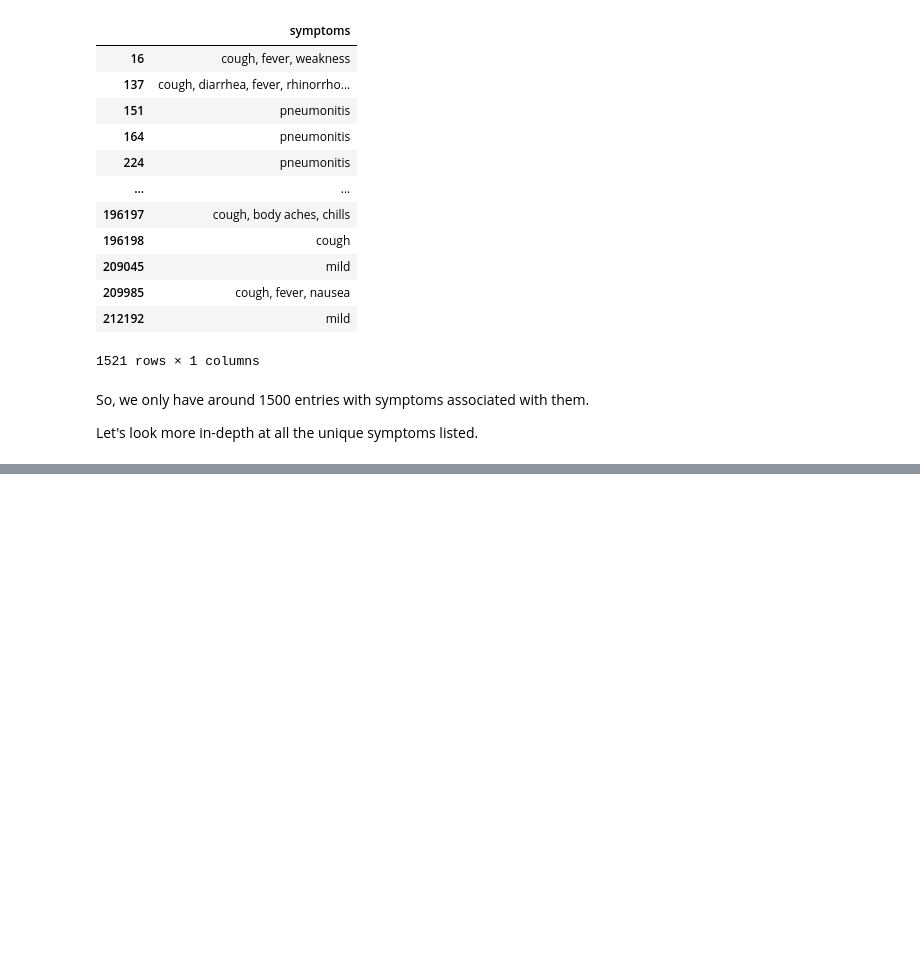
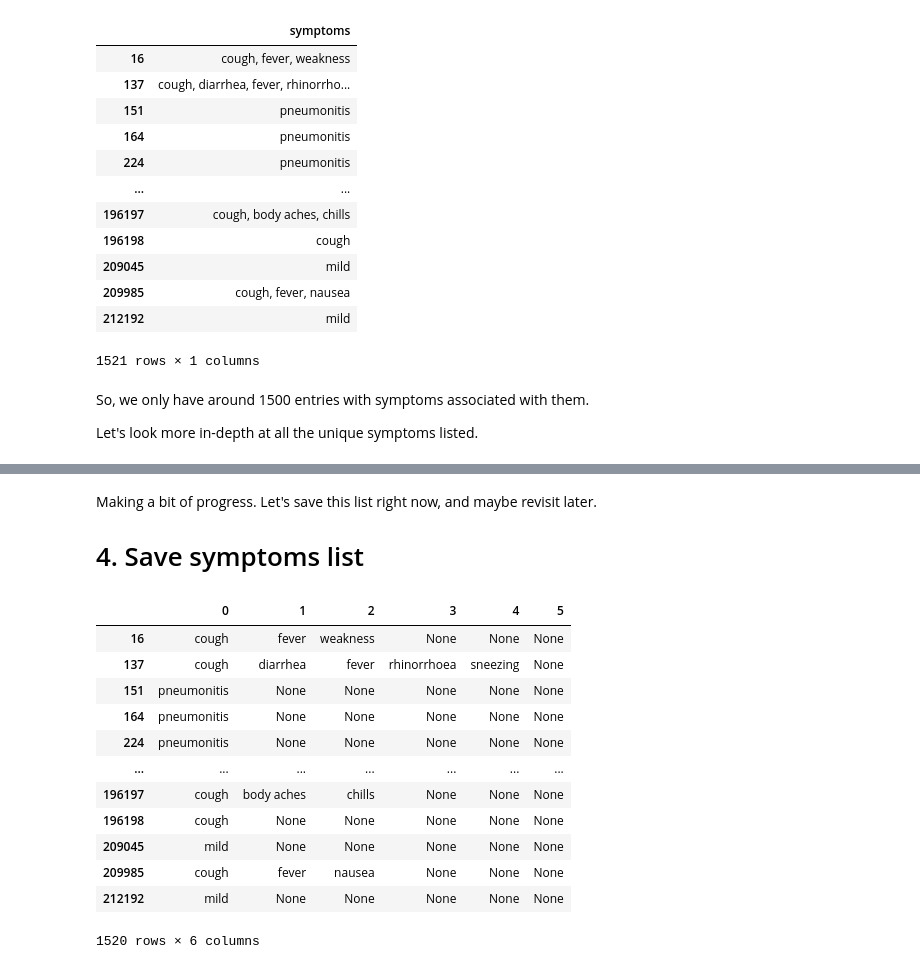
Before and after one commit to apetkau/comp7944-project, a Jupyter notebook: data/nCoV2019/for_use/extract-transactions.ipynb, the cells around one changed output, grey strips where cells are left out. Cells and saved outputs as stored; diff of their text form; code cells hidden in the pictures; blank space fills up the shorter version.

Commit message:
Added list of symptoms

```diff
--- a/data/nCoV2019/for_use/extract-transactions.ipynb
+++ b/data/nCoV2019/for_use/extract-transactions.ipynb
@@ -80,0 +125,2 @@ Let's look more in-depth at all the unique symptoms listed.
+# %%
+symptoms_fix1 = data_symptoms[~data_symptoms['symptoms'].str.contains('moderados')]
@@ -80,0 +129,9 @@ Let's look more in-depth at all the unique symptoms listed.
+# %%
+# Fix up separators between symptoms (sometimes there was , or ; or :)
+# Set to lower case
+symptoms_fix2 = pd.DataFrame(symptoms_fix1['symptoms'].str.lower().str.replace(
+    ', *and', ',').str.replace(
+    'and', ',').str.replace(
+    ';',',').str.replace(':',',').str.replace(
+    ' *,',',').str.replace(', *',','))
+print_symptom_set(unique_symptom_counts(symptoms_fix2))
@@ -80,0 +156,21 @@ Let's look more in-depth at all the unique symptoms listed.
+# %%
+symptoms_fix3 = pd.DataFrame(symptoms_fix2['symptoms'].str.replace(
+    '(37.5 ℃,then 38 ℃)', '(37.5 ℃ then 38 ℃)').str.replace(
+    '[^,]*fever[^,]*', 'fever').str.replace(
+    'dcough', 'cough').str.replace(
+    'coughing', 'cough').str.replace(
+    'dry cough', 'cough').str.replace(
+    'cough symptoms', 'cough').str.replace(
+    'couh', 'cough').str.replace(
+    'sore throath', 'sore throat').str.replace(
+    'sore throa[^t]', 'sore throat').str.replace(
+    'cough difficulty breathing', 'cough,difficulty breathing').str.replace(
+    'mile cough', 'cough').str.replace(
+    'mild resipiratory symptoms', 'mild respiratory symptoms').str.replace(
+    'mild respiratory symptoms', 'respiratory symptoms').str.replace(
+    'symptoms associated with a respiratory condition', 'respiratory symptoms').str.replace(
+    'no clinical symptoms', 'none').str.replace(
+    'fatigure', 'fatigue').str.replace(
+    'tired', 'fatigue').str.replace(
+    'general malaise', 'malaise'))
+print_symptom_set(unique_symptom_counts(symptoms_fix3))
@@ -80,0 +195,21 @@ Let's look more in-depth at all the unique symptoms listed.
+# %% [markdown]
+Making a bit of progress. Let's save this list right now, and maybe revisit later.
+
+# 4. Save symptoms list
+# %%
+expanded_symptoms = symptoms_fix3['symptoms'].str.split(',', expand = True)
+expanded_symptoms
+# %% [output]
+|  | 0 | 1 | 2 | 3 | 4 | 5 |
+| 16 | cough | fever | weakness | None | None | None |
+| 137 | cough | diarrhea | fever | rhinorrhoea | sneezing | None |
+| 151 | pneumonitis | None | None | None | None | None |
+| 164 | pneumonitis | None | None | None | None | None |
+| 224 | pneumonitis | None | None | None | None | None |
+| ... | ... | ... | ... | ... | ... | ... |
+| 196197 | cough | body aches | chills | None | None | None |
+| 196198 | cough | None | None | None | None | None |
+| 209045 | mild | None | None | None | None | None |
+| 209985 | cough | fever | nausea | None | None | None |
+| 212192 | mild | None | None | None | None | None |
+1520 rows × 6 columns
```
Also changed, not shown: parts of 10 cells of this notebook, 2 other files.
